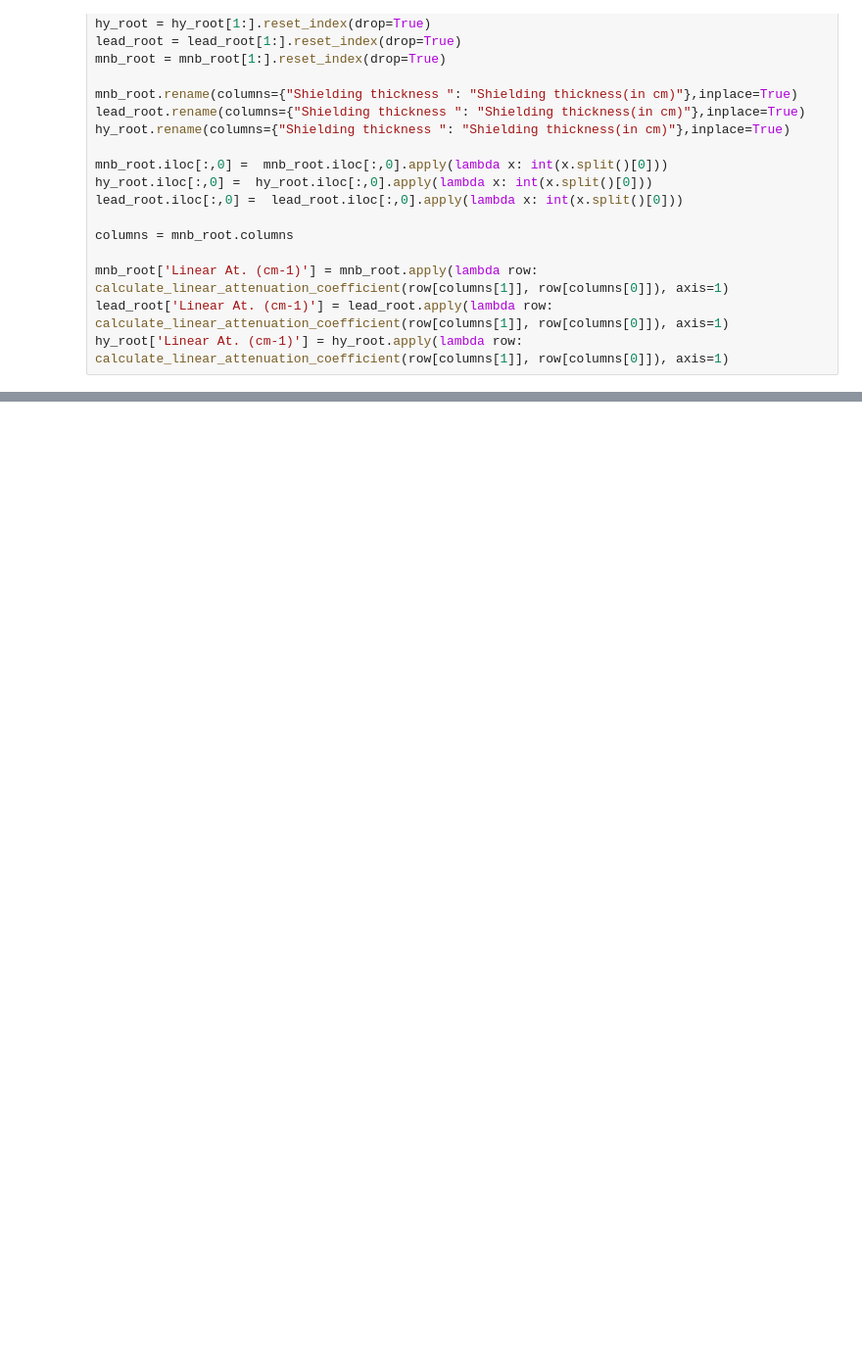
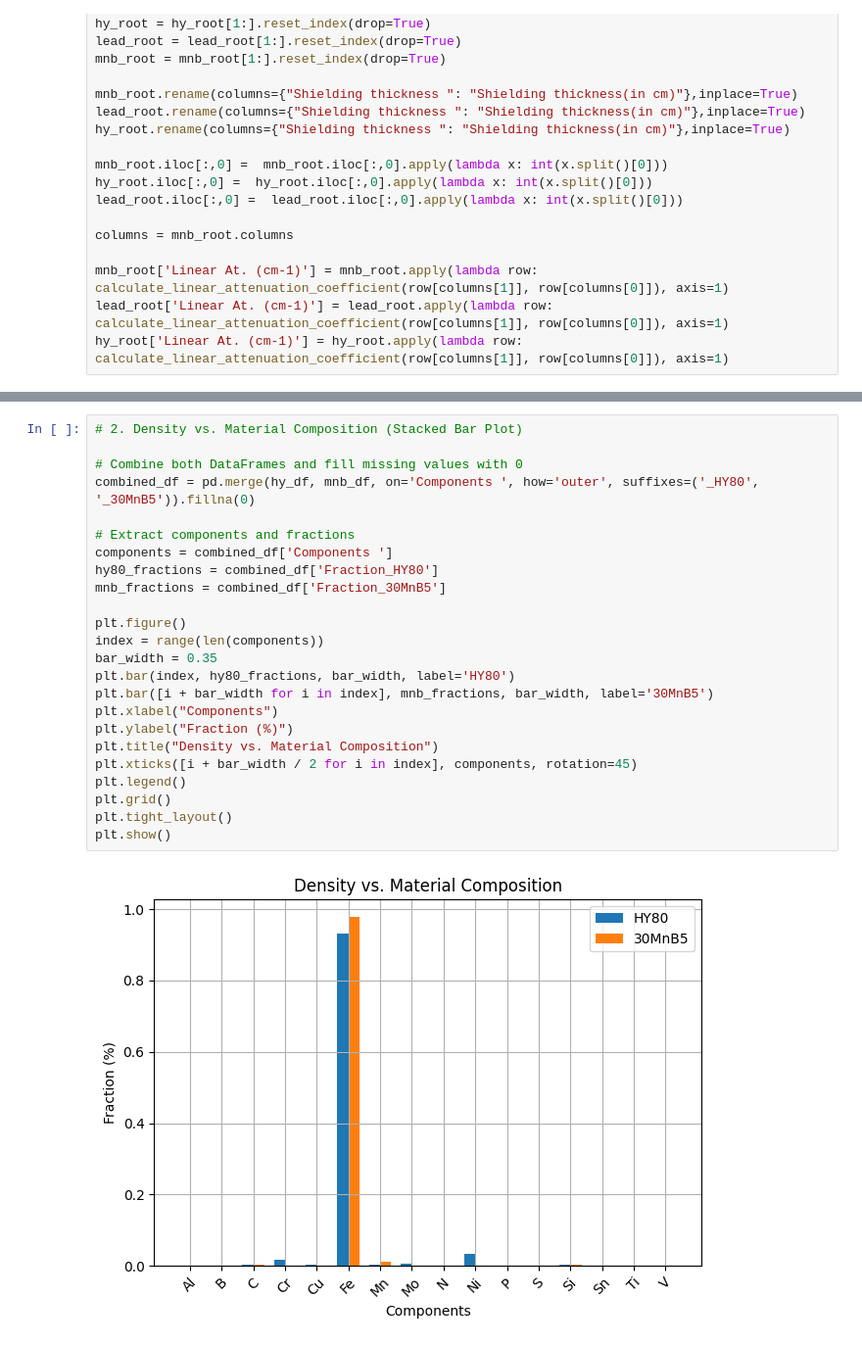
Before and after one commit to ammanielg/Final-Project, a Jupyter notebook: notebooks/main.ipynb, the cells around one changed output, grey strips where cells are left out. Shown at 98% size. Saved outputs shown, nothing was run; the diff lists cells and outputs as text; blank space fills up the shorter version.

```diff
--- a/notebooks/main.ipynb
+++ b/notebooks/main.ipynb
@@ -70,0 +149,26 @@ hy_root['Linear At. (cm-1)'] = hy_root.apply(lambda row: calculate_linear_attenu
+# %%
+# 2. Density vs. Material Composition (Stacked Bar Plot)
+
+# Combine both DataFrames and fill missing values with 0
+combined_df = pd.merge(hy_df, mnb_df, on='Components ', how='outer', suffixes=('_HY80', '_30MnB5')).fillna(0)
+
+# Extract components and fractions
+components = combined_df['Components ']
+hy80_fractions = combined_df['Fraction_HY80']
+mnb_fractions = combined_df['Fraction_30MnB5']
+
+plt.figure()
+index = range(len(components))
+bar_width = 0.35
+plt.bar(index, hy80_fractions, bar_width, label='HY80')
+plt.bar([i + bar_width for i in index], mnb_fractions, bar_width, label='30MnB5')
+plt.xlabel("Components")
+plt.ylabel("Fraction (%)")
+plt.title("Density vs. Material Composition")
+plt.xticks([i + bar_width / 2 for i in index], components, rotation=45)
+plt.legend()
+plt.grid()
+plt.tight_layout()
+plt.show()
+# %% [output]
+[figure, added]
```
Also changed, not shown: parts of 8 cells of this notebook.
